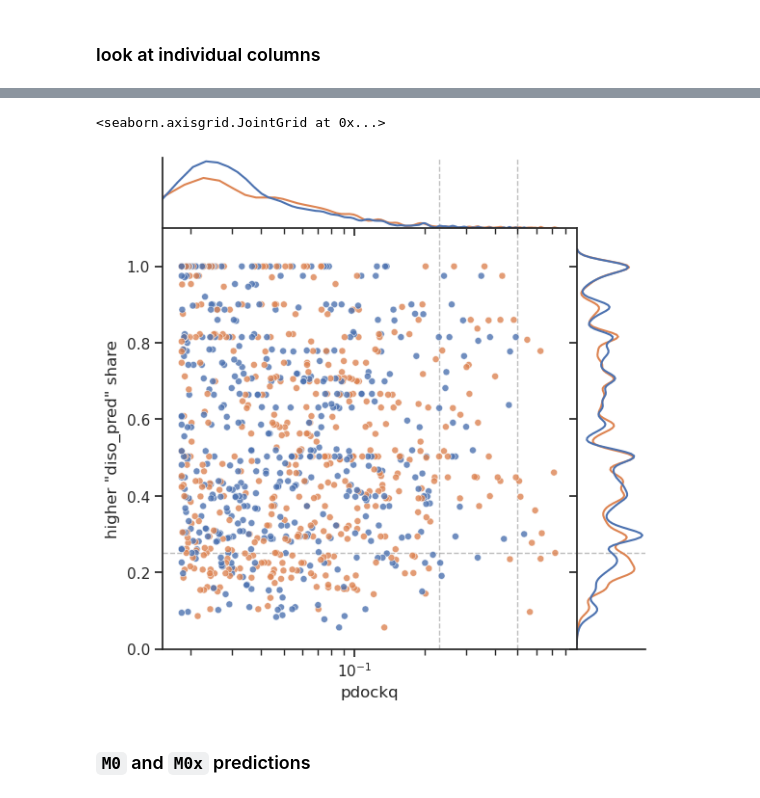
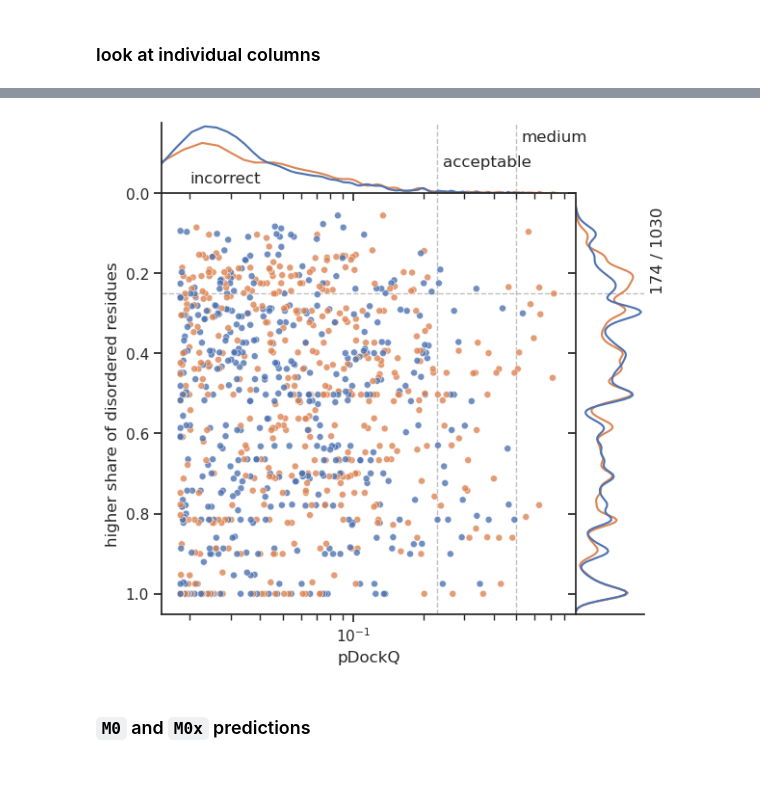
Before and after one commit to lkndl/ppi, a Jupyter notebook: colabfold/colabfold_eval.ipynb, the cells around one changed output, grey strips where cells are left out. Saved outputs shown, nothing was run; the diff lists cells and outputs as text; code cells hidden in the pictures.

```diff
--- a/colabfold/colabfold_eval.ipynb
+++ b/colabfold/colabfold_eval.ipynb
@@ -230,0 +256,4 @@ df.loc[df.pdockq > .5]
+# %%
+capris = ['incorrect', 'acceptable', 'medium', 'high']
+df['capri'] = df.pdockq.apply(lambda pq: 'incorrect' if pq < .23 else 'acceptable' if pq < .5 else 'medium' if pq < .8 else 'high')
+df.head()
@@ -335,31 +477,54 @@ g.refline(y=10, lw=1, alpha=.5, zorder=0)
 # %%
+import matplotlib.transforms as transforms
+
 g = sns.JointGrid(data=df,
                   x='pdockq', y='dc',
                   hue='label',
                   marginal_ticks=True, height=2 * h,
                   space=0, ratio=6,
                   )
 g.plot_joint(sns.scatterplot, legend=False,
              s=25, alpha=.8, rasterized=True,
              )
 g.plot_marginals(sns.kdeplot,
                  bw_adjust=.2,
                  warn_singular=False,
                  )
+
+trans = transforms.blended_transform_factory(
+    g.ax_marg_x.transData, g.ax_marg_x.transAxes)
+g.ax_marg_x.text(.02, .1, 'incorrect',
+                 ha='left', va='bottom', transform=trans)
+g.ax_marg_x.text(.23 * 1.05, .45, 'acceptable',
+                 ha='left', va='center', transform=trans)
+g.ax_marg_x.text(.5 * 1.05, .9, 'medium',
+                 ha='left', va='top', transform=trans)
+
 g.ax_joint.set(  # xlim=(ratio - 4, ratio + 4),
-    ylim=(0, 1.1),
+    ylim=(1.05, 0),
     # xlim=(.23, None),
     xscale='log', yscale='linear',
-    ylabel='higher "diso_pred" share'
+    xlabel='pDockQ',
+    ylabel='higher share of disordered residues'
 )
 g.ax_marg_x.set(yscale='linear', yticks=[])
 g.ax_marg_y.set(xticks=[])
 g.refline(x=.23, lw=1, alpha=.5, zorder=0)
 g.refline(x=.5, lw=1, alpha=.5, zorder=0)
-g.refline(y=.25, lw=1, alpha=.5, zorder=0)
+
+thr = .25
+g.refline(y=thr, lw=1, alpha=.5, zorder=0)
+ll = len(df.loc[df.dc <= thr])
+trans = transforms.blended_transform_factory(
+    g.ax_marg_y.transAxes, g.ax_marg_y.transData)
+g.ax_marg_y.text(1.1, thr, f'{ll} / {len(df)}',
+                 ha='left', va='bottom',
+                 rotation=90,
+                 transform=trans)
+
+g.savefig('plots/disopred.pdf', dpi=300)
 # %% [output]
-<seaborn.axisgrid.JointGrid at 0x...>
-[figure, old version]
+[figure, new version]
 # %% [markdown]
 ### `M0` and `M0x` predictions
 # %%
```
Also changed, not shown: parts of 23 cells of this notebook, 1 other file.
